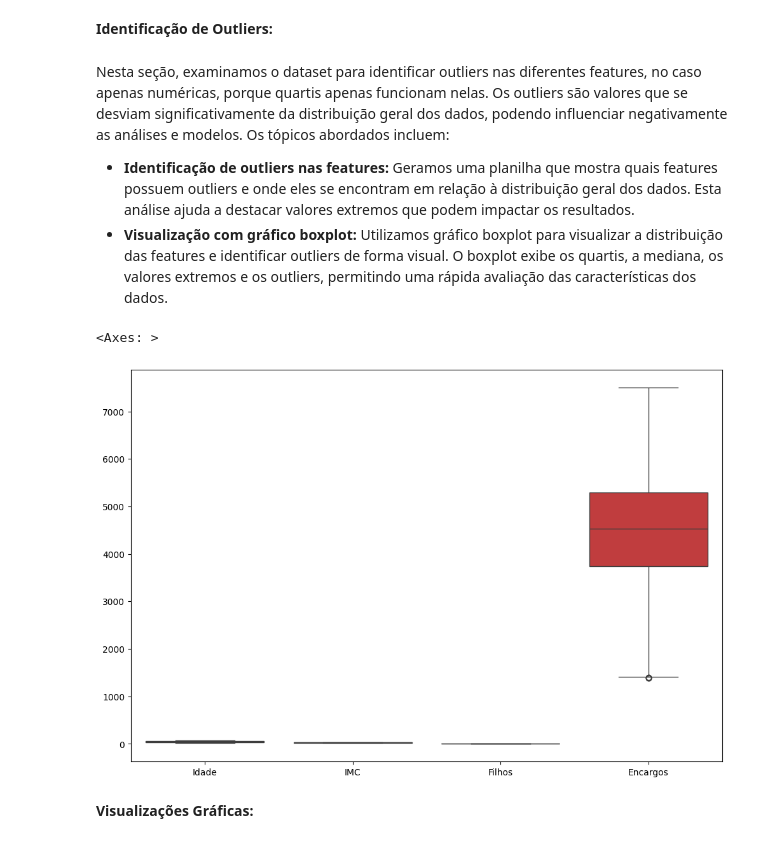
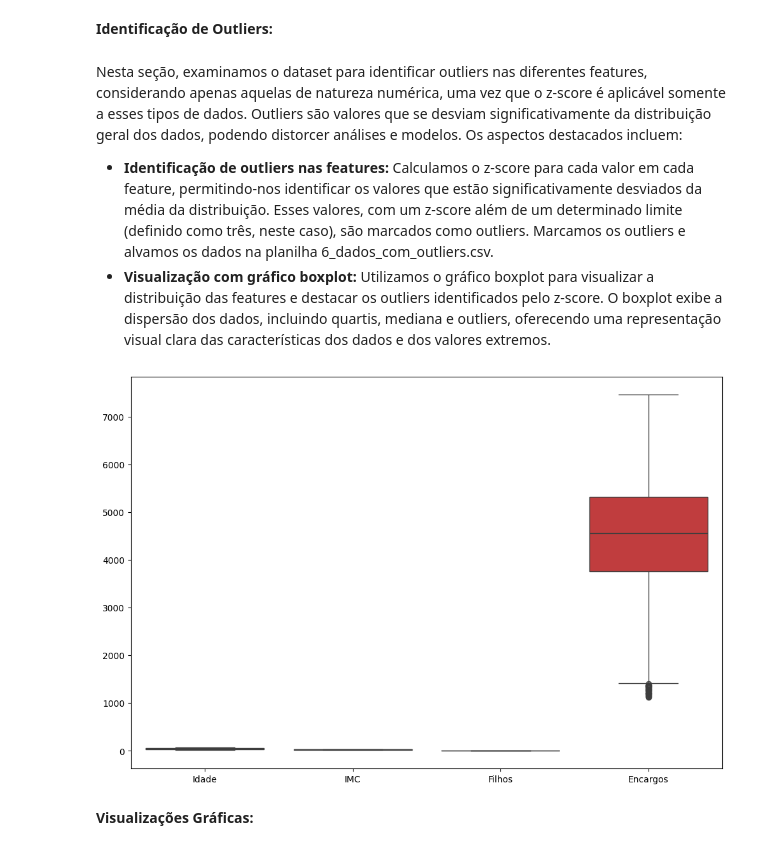
Before and after one commit to feliparus/Tech-Challenge, a Jupyter notebook: notebooks/EDA.ipynb, the cells around one changed output. Cells and saved outputs as stored; diff of their text form; code cells hidden in the pictures.

```diff
--- a/notebooks/EDA.ipynb
+++ b/notebooks/EDA.ipynb
@@ -335,43 +389,39 @@ sns.heatmap(data=correlation_matrix, annot=True, linewidths=.5, ax=ax, cmap="coo
 # %% [markdown]
 **Identificação de Outliers:**
 # %% [markdown]
-Nesta seção, examinamos o dataset para identificar outliers nas diferentes features, no caso apenas numéricas, porque quartis apenas funcionam nelas. Os outliers são valores que se desviam significativamente da distribuição geral dos dados, podendo influenciar negativamente as análises e modelos. Os tópicos abordados incluem:
+Nesta seção, examinamos o dataset para identificar outliers nas diferentes features, considerando apenas aquelas de natureza numérica, uma vez que o z-score é aplicável somente a esses tipos de dados. Outliers são valores que se desviam significativamente da distribuição geral dos dados, podendo distorcer análises e modelos. Os aspectos destacados incluem:
 
-- **Identificação de outliers nas features:** Geramos uma planilha que mostra quais features possuem outliers e onde eles se encontram em relação à distribuição geral dos dados. Esta análise ajuda a destacar valores extremos que podem impactar os resultados.
-- **Visualização com gráfico boxplot:** Utilizamos gráfico boxplot para visualizar a distribuição das features e identificar outliers de forma visual. O boxplot exibe os quartis, a mediana, os valores extremos e os outliers, permitindo uma rápida avaliação das características dos dados.
+- **Identificação de outliers nas features:** Calculamos o z-score para cada valor em cada feature, permitindo-nos identificar os valores que estão significativamente desviados da média da distribuição. Esses valores, com um z-score além de um determinado limite (definido como três, neste caso), são marcados como outliers. Marcamos os outliers e alvamos os dados na planilha 6_dados_com_outliers.csv.
+- **Visualização com gráfico boxplot:** Utilizamos o gráfico boxplot para visualizar a distribuição das features e destacar os outliers identificados pelo z-score. O boxplot exibe a dispersão dos dados, incluindo quartis, mediana e outliers, oferecendo uma representação visual clara das características dos dados e dos valores extremos.
-# %%
-# Loop sobre as colunas
-for coluna in dados.columns:
-    # Quartis só funcionam em colunas numéricas
-    if dados[coluna].dtype in ['int32','int64', 'float64']:
-        # Calculando os quartis para a coluna atual
-        quartis = dados[coluna].quantile([0.25, 0.75])
-
-        # Calculando o intervalo interquartil (IQR)
-        iqr = quartis[0.75] - quartis[0.25]
-
-        # Definindo limites para identificar outliers
-        limite_inferior = quartis[0.25] - 1.5 * iqr
-        limite_superior = quartis[0.75] + 1.5 * iqr
-
-        # Marcando os outliers como NaN
-        dados['outlier_mask_' + coluna] = ((dados[coluna] < limite_inferior) | (dados[coluna] > limite_superior)).astype(int)
-        dados[coluna] = dados[coluna].mask(dados['outlier_mask_' + coluna] == 1)
-
-# Salvando os dados com os outliers
-dados.to_csv("../planilhas/6_dados_com_outliers.csv", index=False, encoding='latin1')
-
-# Removendo colunas de máscara de outliers
-dados.drop(columns=[col for col in dados.columns if 'outlier_mask_' in col], inplace=True)
-
-# Definindo o tamanho da figura para expandir a área do gráfico
-fig, ax = plt.subplots(figsize=(12, 8))
-
-# Plotando o boxplot
-sns.boxplot(data=dados, ax=ax)
-# %% [output]
-<Axes: >
-[figure, removed]
+# %%
+# Calcular o z-score e identificar outliers
+for coluna in dados.columns:
+    # Só realizar em colunas numéricas
+    if dados[coluna].dtype in ['int32', 'int64', 'float64']:
+        # Calculando o z-score para cada valor da coluna
+        z_scores = np.abs(stats.zscore(dados[coluna]))
+
+        # Limite definido para identificar outliers (pode ser modificado se necessário)
+        limite_z = 3
+
+        # Marcando os outliers como NaN com base no z-score
+        dados['outlier_mask_' + coluna] = (np.abs(z_scores) > limite_z).astype(int)
+        dados[coluna] = dados[coluna].mask(dados['outlier_mask_' + coluna] == 1)
+
+# Salvando os dados com os outliers em um arquivo CSV
+dados.to_csv("../planilhas/6_dados_com_outliers.csv", index=False, encoding='latin1')
+
+# Remover colunas de máscara de outliers
+dados.drop(columns=[col for col in dados.columns if 'outlier_mask_' in col], inplace=True)
+
+# Plotar o boxplot para visualizar os dados
+fig, ax = plt.subplots(figsize=(12, 8))
+sns.boxplot(data=dados, ax=ax)
+
+# Mostrar o gráfico
+plt.show()
+# %% [output]
+[figure, added]
 # %% [markdown]
 **Visualizações Gráficas:**
 # %% [markdown]
```
Also changed, not shown: parts of 14 cells of this notebook, 12 other files.
